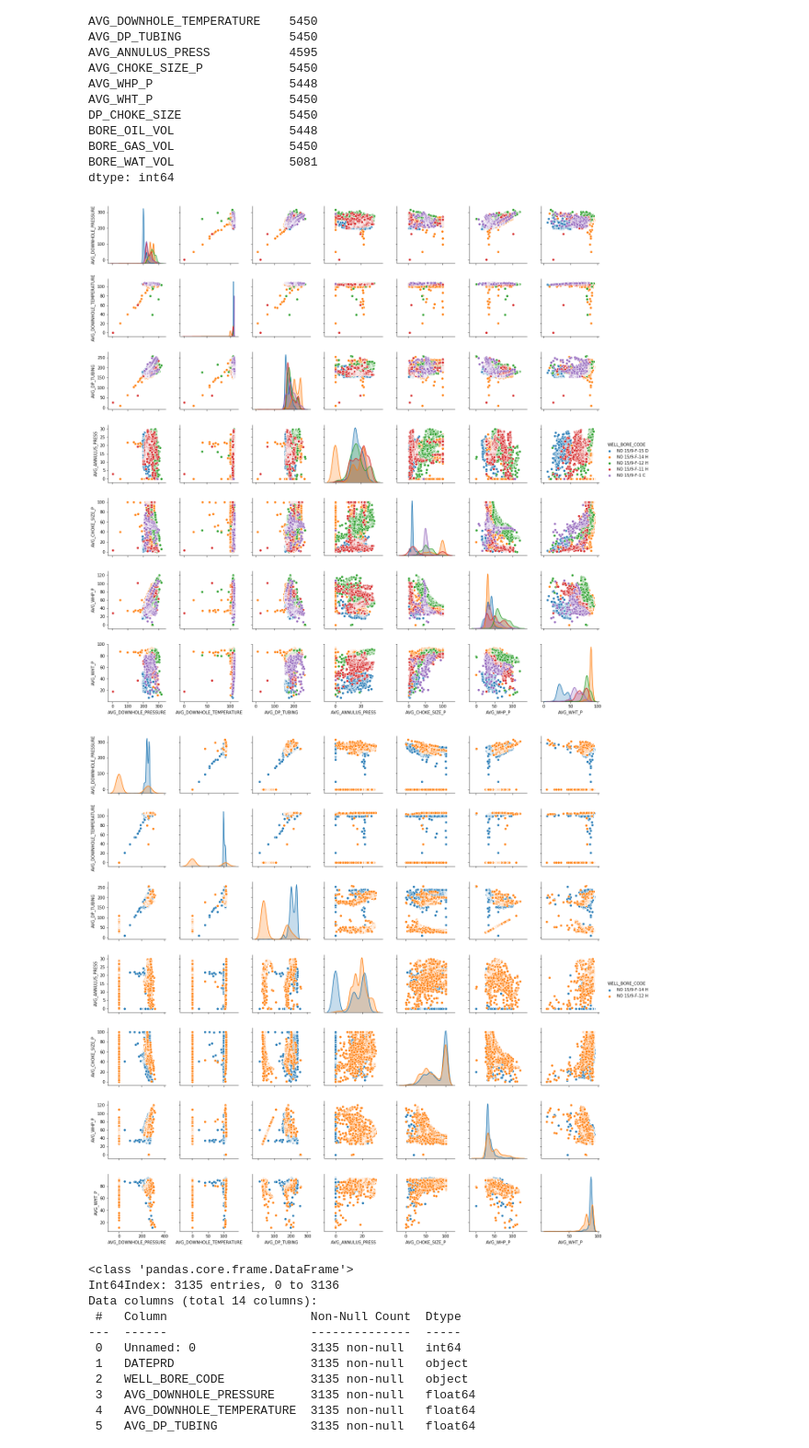
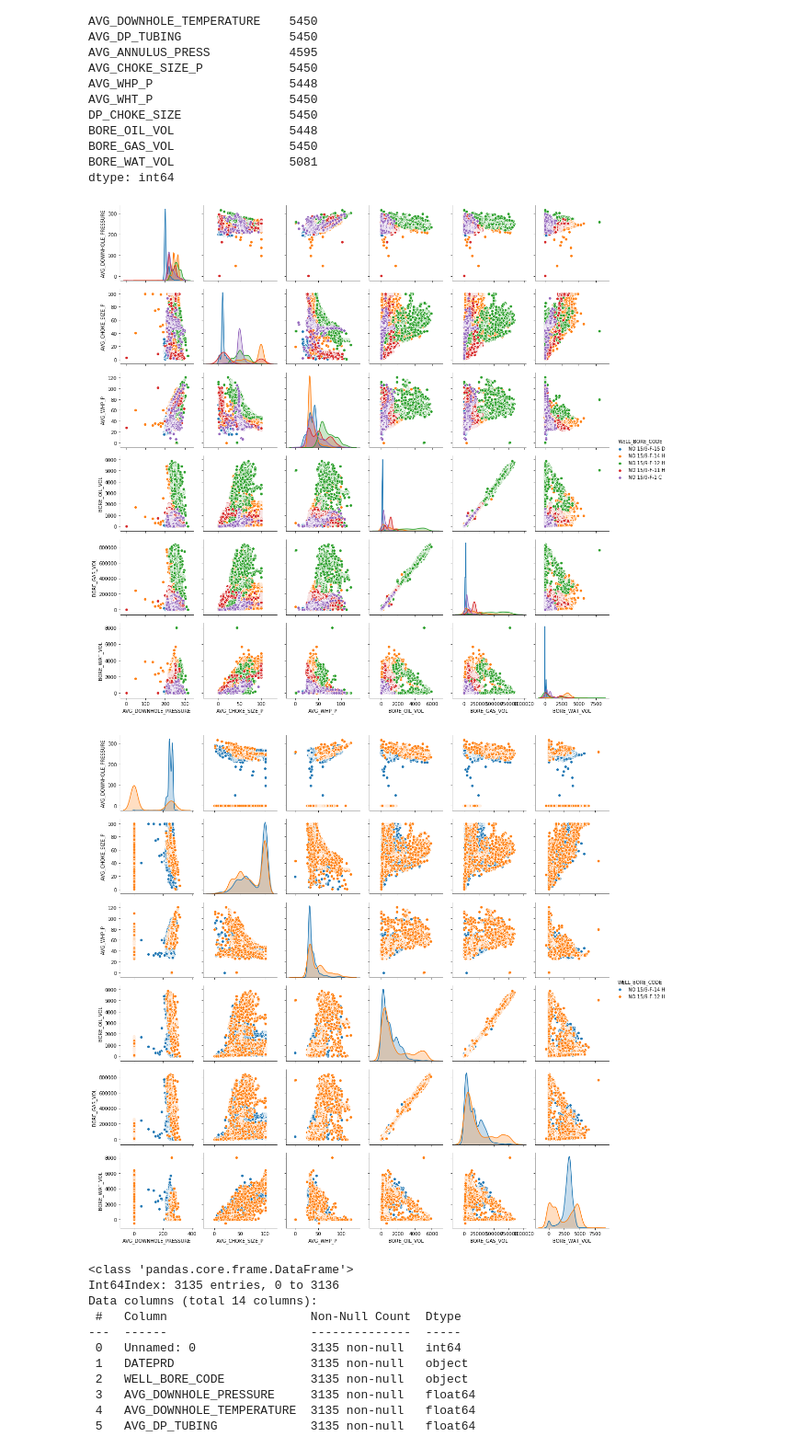
Before and after one commit to sgk2004/Volve-Dataset, a Jupyter notebook: Production/data_etl.ipynb, the cells around one changed output. Shown at 92% size. Cells and saved outputs as stored; diff of their text form; code cells hidden in the pictures.

Commit message:
oil gas waterb added to pair plotting

```diff
--- a/Production/data_etl.ipynb
+++ b/Production/data_etl.ipynb
@@ -196,18 +173,16 @@ BORE_WAT_VOL                5081
 dtype: int64
 # %%
 #make pairplots
-sns_plot1a=sns.pairplot(all_wells_drop_zero, vars = ["AVG_DOWNHOLE_PRESSURE", "AVG_DOWNHOLE_TEMPERATURE", "AVG_DP_TUBING", "AVG_ANNULUS_PRESS",
-                                 "AVG_CHOKE_SIZE_P","AVG_WHP_P","AVG_WHT_P"], hue="WELL_BORE_CODE")
+sns_plot1a=sns.pairplot(all_wells_drop_zero, vars = ["AVG_DOWNHOLE_PRESSURE","AVG_CHOKE_SIZE_P","AVG_WHP_P","BORE_OIL_VOL","BORE_GAS_VOL","BORE_WAT_VOL"], hue="WELL_BORE_CODE")
 # %% [output]
-[figure, old version]
+[figure, new version]
 # %%
 sns_plot1a.savefig("all_well_new.png")
 # %%
 #Crest Wells
-sns_plot2=sns.pairplot(discovery_wells, vars = ["AVG_DOWNHOLE_PRESSURE", "AVG_DOWNHOLE_TEMPERATURE", "AVG_DP_TUBING", "AVG_ANNULUS_PRESS",
-                                 "AVG_CHOKE_SIZE_P","AVG_WHP_P","AVG_WHT_P"], hue="WELL_BORE_CODE")
+sns_plot2=sns.pairplot(discovery_wells, vars = ["AVG_DOWNHOLE_PRESSURE","AVG_CHOKE_SIZE_P","AVG_WHP_P","BORE_OIL_VOL","BORE_GAS_VOL","BORE_WAT_VOL"], hue="WELL_BORE_CODE")
 # %% [output]
-[figure, old version]
+[figure, new version]
 # %%
 sns_plot2.savefig("discovery_well.png")
 # %%
```
Also changed, not shown: parts of 6 cells of this notebook.
